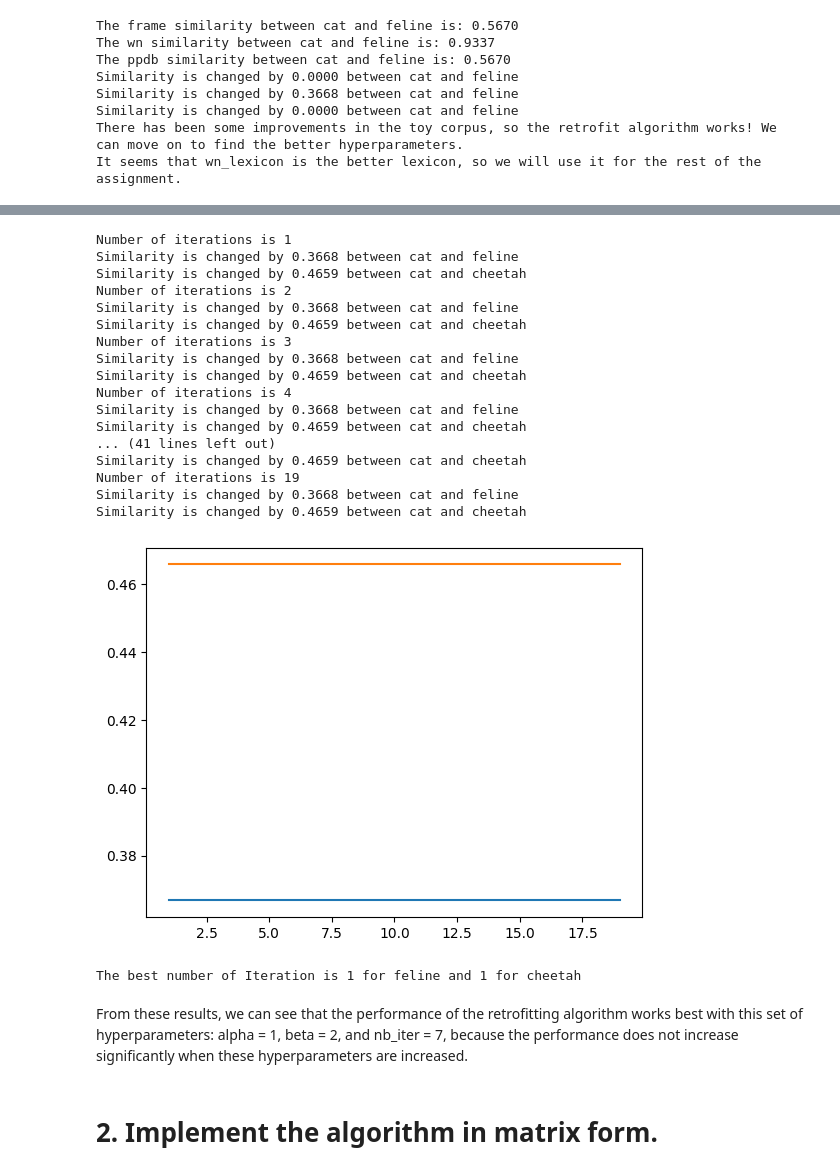
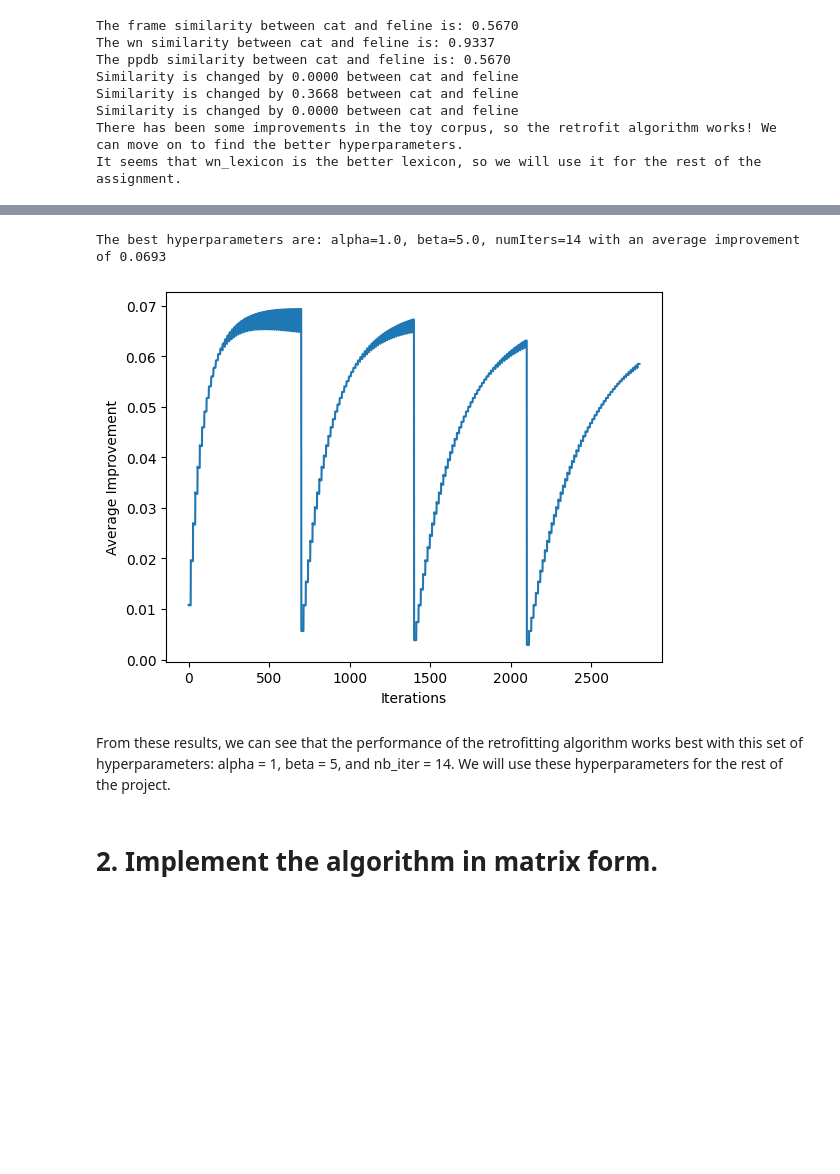
Before and after one commit to HIEUNT1610/ML2-Project, a Jupyter notebook: Work/Algorithm.ipynb, the cells around one changed output, grey strips where cells are left out. Drawn from its saved outputs; the diff is of its cells as text; code cells hidden in the pictures; blank space fills up the shorter version.

```diff
--- a/Work/Algorithm.ipynb
+++ b/Work/Algorithm.ipynb
@@ -313,46 +306,39 @@ The best beta is 34 for feline and 34 for cheetah
-# %%
-# Test number of iterations:
-improvement_feline = []
-improvement_cheetah = []
-for iter in range(1, 20):
-    newWordVecs = retrofit(toy_wordVecs, wn_lexicon, numIters = iter, alpha = 1, beta = 2)
-    retro_similarity_matrix = np.zeros((len(vec_toy_corpus), len(vec_toy_corpus)))
-    for i in range(len(vec_toy_corpus)):
-        for j in range(len(vec_toy_corpus)):
-            retro_similarity_matrix[i][j] = cosine_similarity(newWordVecs[toy_corpus[i]], newWordVecs[toy_corpus[j]])
-    improvement_feline.append(retro_similarity_matrix[3][6] - similarity_matrix[3][6])
-    improvement_cheetah.append(retro_similarity_matrix[3][4] - similarity_matrix[3][4])
-    print(f'Number of iterations is {iter}')
-    print(f'Similarity is changed by {retro_similarity_matrix[3][6] - similarity_matrix[3][6]:.4f} between {toy_corpus[3]} and {toy_corpus[6]}')
-    print(f'Similarity is changed by {retro_similarity_matrix[3][4] - similarity_matrix[3][4]:.4f} between {toy_corpus[3]} and {toy_corpus[4]}')
-
-# Plot the results:
-plt.plot(range(1, 20), improvement_feline, label = 'feline')
-plt.plot(range(1, 20), improvement_cheetah, label = 'cheetah')
-plt.show()
-print(f"The best number of Iteration is {np.argmax(improvement_feline) + 1} for feline and {np.argmax(improvement_cheetah) + 1} for cheetah")
-# %% [output]
-Number of iterations is 1
-Similarity is changed by 0.3668 between cat and feline
-Similarity is changed by 0.4659 between cat and cheetah
-Number of iterations is 2
-Similarity is changed by 0.3668 between cat and feline
-Similarity is changed by 0.4659 between cat and cheetah
-Number of iterations is 3
-Similarity is changed by 0.3668 between cat and feline
-Similarity is changed by 0.4659 between cat and cheetah
-Number of iterations is 4
-Similarity is changed by 0.3668 between cat and feline
-Similarity is changed by 0.4659 between cat and cheetah
-... (41 lines left out)
-Similarity is changed by 0.4659 between cat and cheetah
-Number of iterations is 19
-Similarity is changed by 0.3668 between cat and feline
-Similarity is changed by 0.4659 between cat and cheetah
-[figure, removed]
-The best number of Iteration is 1 for feline and 1 for cheetah
+# %%
+improvement = []
+best_alpha = 0
+best_beta = 0
+best_numIters = 0
+best_improvement = -1
+
+for alpha in np.arange(1, 5, 1):
+    for beta in np.arange(0.1, 5.1, 0.1):
+        for numIters in range(1, 15, 1):
+            newWordVecs = retrofit(toy_wordVecs, wn_lexicon, numIters=numIters, alpha=alpha, beta=beta)
+            for i in range(len(vec_toy_corpus)):
+                for j in range(len(vec_toy_corpus)):
+                    retro_similarity_matrix[i][j] = cosine_similarity(newWordVecs[toy_corpus[i]], newWordVecs[toy_corpus[j]])
+            total_improvement = np.sum(np.triu(retro_similarity_matrix - similarity_matrix))
+            count = len(vec_toy_corpus) * (len(vec_toy_corpus) - 1) / 2
+            avg_improvement = total_improvement / count
+            improvement.append(avg_improvement)
+            if avg_improvement > best_improvement:
+                best_improvement = avg_improvement
+                best_alpha = alpha
+                best_beta = beta
+                best_numIters = numIters
+
+print(f"The best hyperparameters are: alpha={best_alpha:.1f}, beta={best_beta:.1f}, numIters={best_numIters} with an average improvement of {best_improvement:.4f}")
+
+# Plot the results:
+plt.plot(range(len(improvement)), improvement)
+plt.xlabel('Iterations')
+plt.ylabel('Average Improvement')
+plt.show()
+# %% [output]
+The best hyperparameters are: alpha=1.0, beta=5.0, numIters=14 with an average improvement of 0.0693
+[figure, added]
 # %% [markdown]
-From these results, we can see that the performance of the retrofitting algorithm works best with this set of hyperparameters: alpha = 1, beta = 2, and nb_iter = 7, because the performance does not increase significantly when these hyperparameters are increased.
+From these results, we can see that the performance of the retrofitting algorithm works best with this set of hyperparameters: alpha = 1, beta = 5, and nb_iter = 14. We will use these hyperparameters for the rest of the project.
 # %% [markdown]
 # 2. Implement the algorithm in matrix form.
 # %% [markdown]
```
Also changed, not shown: parts of 12 cells of this notebook, 1 other file.
